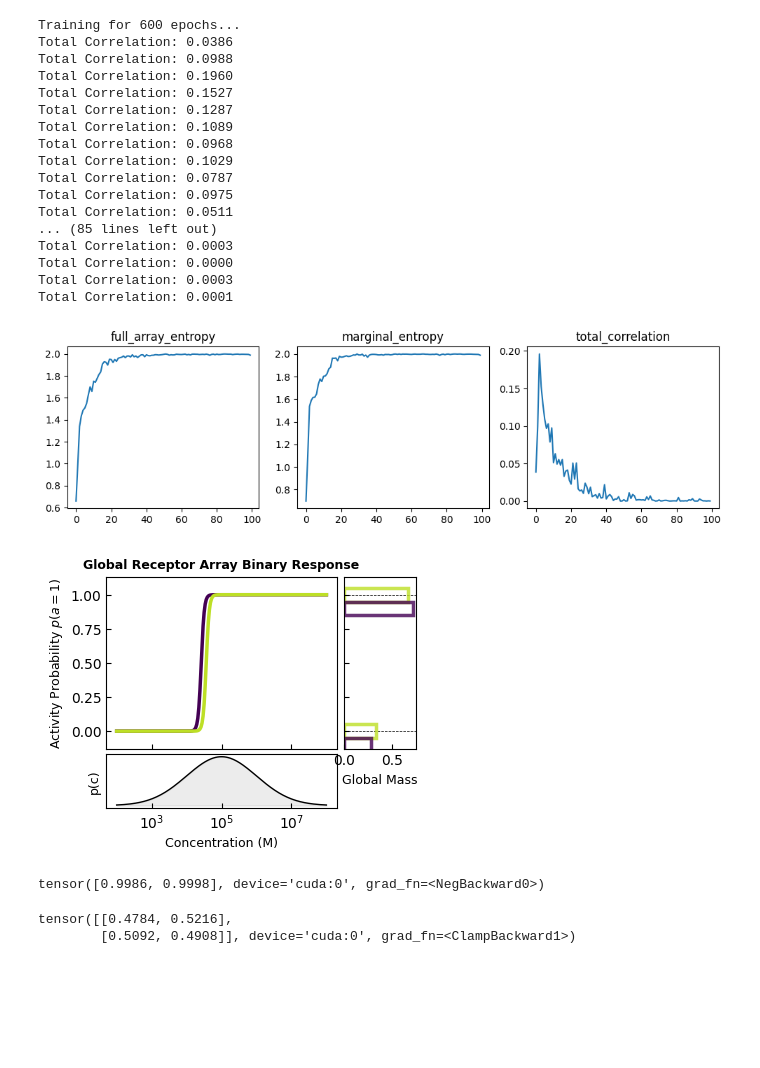
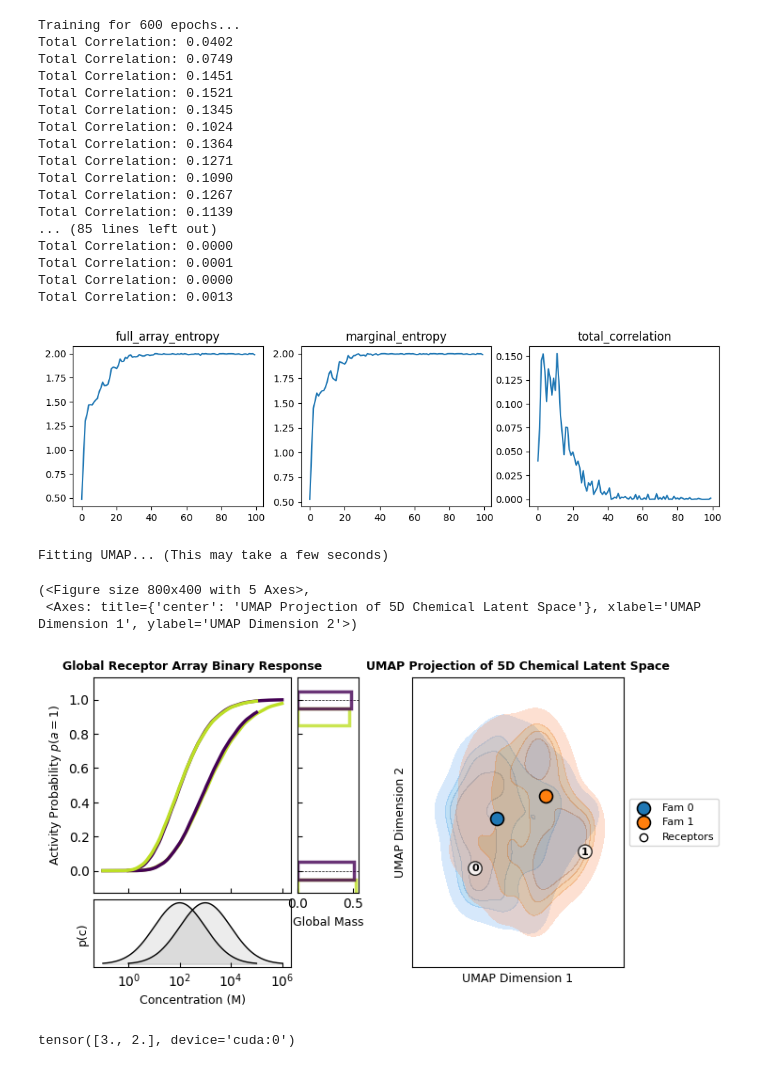
Before and after one commit to HugoLeRoy94/optimize_binary_entropy, a Jupyter notebook: run/convergence_conditions.ipynb, the cells around one changed output. Drawn from its saved outputs; the diff is of its cells as text; code cells hidden in the pictures; blank space fills up the shorter version.

```diff
--- a/run/convergence_conditions.ipynb
+++ b/run/convergence_conditions.ipynb
@@ -19,7 +19,7 @@ from run import run,initialize
 # %%
 CONF = {
         "n_units": 2,
-        "n_families": 1,
+        "n_families": 2,
         "latent_dim": 5,
         "k_sub": 5,
         "batch_size": 1024,
@@ -28,7 +28,8 @@ CONF = {
         "cov_weight":10.,
         "n_bins":2,
         "bin_temp":0.05,
-        "receptor_indices":torch.tensor([[0,0,0,0,0],[1,1,1,1,1]],dtype=torch.long)
+        "receptor_indices":torch.tensor([[0,0,0,0,0],[1,1,1,1,1]],dtype=torch.long),
+        "init_means":[3.,2.] # size must be n_families
     }
 # %%
 env,physics,loss_fn,optimize = initialize(CONF)
@@ -40,37 +46,39 @@ fig,ax = plot_summary(env,physics,CONF["receptor_indices"])
 stats = run(CONF,env,physics,loss_fn,optimize)
 # %% [output]
 Training for 600 epochs...
-Total Correlation: 0.0386
-Total Correlation: 0.0988
-Total Correlation: 0.1960
-Total Correlation: 0.1527
-Total Correlation: 0.1287
-Total Correlation: 0.1089
-Total Correlation: 0.0968
-Total Correlation: 0.1029
-Total Correlation: 0.0787
-Total Correlation: 0.0975
-Total Correlation: 0.0511
+Total Correlation: 0.0402
+Total Correlation: 0.0749
+Total Correlation: 0.1451
+Total Correlation: 0.1521
+Total Correlation: 0.1345
+Total Correlation: 0.1024
+Total Correlation: 0.1364
+Total Correlation: 0.1271
+Total Correlation: 0.1090
+Total Correlation: 0.1267
+Total Correlation: 0.1139
 ... (85 lines left out)
-Total Correlation: 0.0003
 Total Correlation: 0.0000
-Total Correlation: 0.0003
 Total Correlation: 0.0001
+Total Correlation: 0.0000
+Total Correlation: 0.0013
 # %%
 fig,ax = plt.subplots(ncols=3,figsize=(3*4,3))
 for i,key in enumerate(stats.keys()):
     ax[i].plot(stats[key])
     ax[i].set_title(key)
 # %% [output]
-[figure, old version]
+[figure, new version]
 # %%
-fig,ax = plot_summary(env,physics,CONF["receptor_indices"])
+fig,axs = plt.subplots(ncols=2,figsize=(8,4))
+plot_summary(env,physics,CONF["receptor_indices"],axes=axs[0])
+plot_latent_umap(env,CONF["receptor_indices"],ax=axs[1])
 # %% [output]
+Fitting UMAP... (This may take a few seconds)
+(<Figure size 800x400 with 5 Axes>,
+ <Axes: title={'center': 'UMAP Projection of 5D Chemical Latent Space'}, xlabel='UMAP Dimension 1', ylabel='UMAP Dimension 2'>)
-[figure, old version]
+[figure, new version]
 # %%
-energies, concs, _ = env.sample_batch(CONF['batch_size'])
-activity = physics(energies, concs, CONF["receptor_indices"])
+env.concentration_model.mu
+# %% [output]
+tensor([3., 2.], device='cuda:0')
-# %%
-loss_fn._compute_soft_histogram_entropy(activity)
-# %% [output]
-tensor([0.9986, 0.9998], device='cuda:0', grad_fn=<NegBackward0>)
@@ -113,5 +84,0 @@ entropy = -torch.sum(p_marginal * log_k_p, dim=-1)
-# %%
-p_marginal
-# %% [output]
-tensor([[0.4784, 0.5216],
-        [0.5092, 0.4908]], device='cuda:0', grad_fn=<ClampBackward1>)
```
Also changed, not shown: parts of 3 cells of this notebook, 5 other files.
